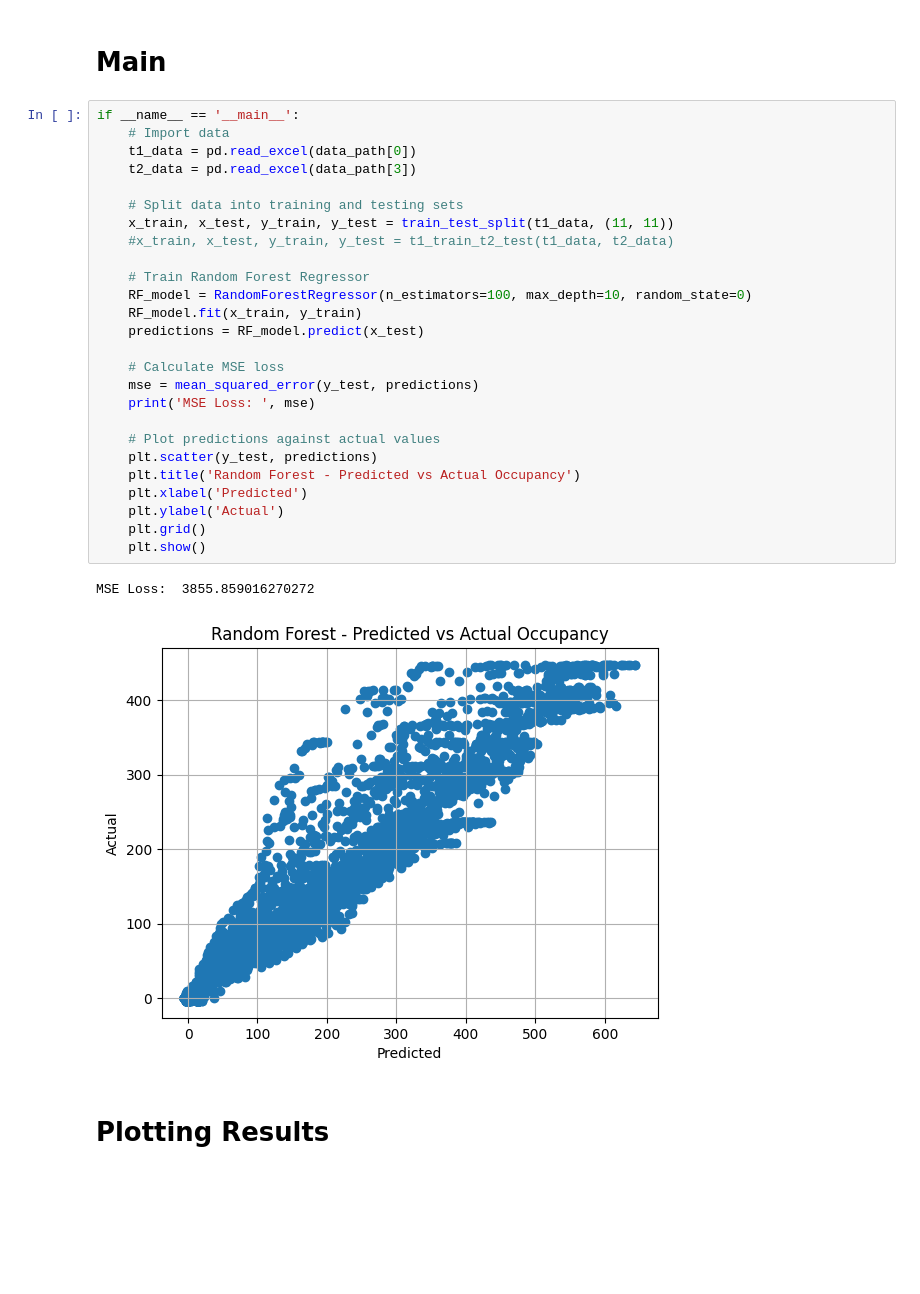
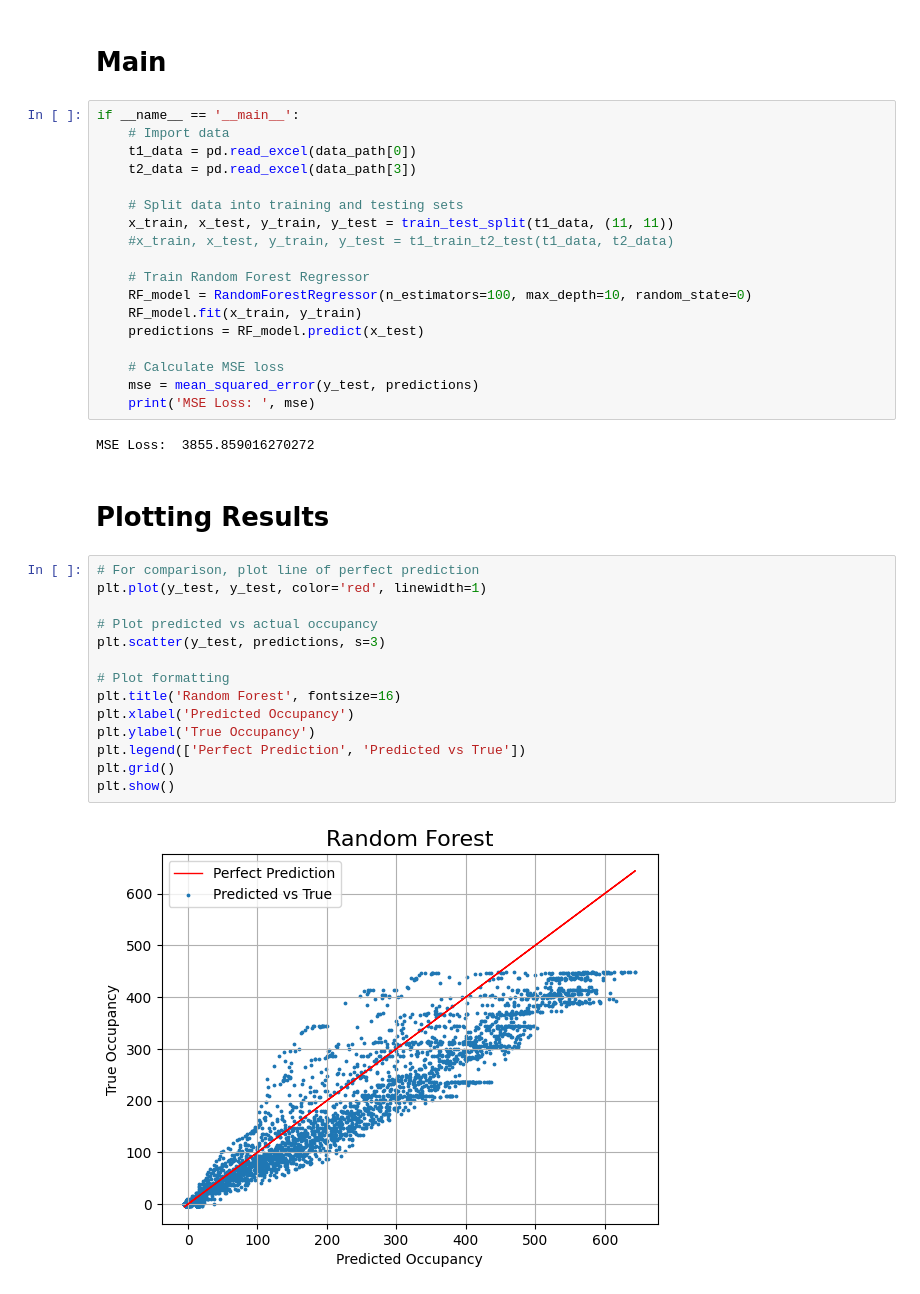
Before and after one commit to khigashinosg/IndividualProject, a Jupyter notebook: GitHub Code/Machine Learning Code (Predictive)/NN Additional Exploration/RandomForest.ipynb, the cells around one changed output. Cells and saved outputs as stored; diff of their text form; blank space fills up the shorter version.

```diff
--- a/GitHub Code/Machine Learning Code (Predictive)/NN Additional Exploration/RandomForest.ipynb
+++ b/GitHub Code/Machine Learning Code (Predictive)/NN Additional Exploration/RandomForest.ipynb
@@ -79,16 +79,23 @@ if __name__ == '__main__':
     # Calculate MSE loss
     mse = mean_squared_error(y_test, predictions)
     print('MSE Loss: ', mse)
-
-    # Plot predictions against actual values
-    plt.scatter(y_test, predictions)
-    plt.title('Random Forest - Predicted vs Actual Occupancy')
-    plt.xlabel('Predicted')
-    plt.ylabel('Actual')
-    plt.grid()
-    plt.show()
 # %% [output]
 MSE Loss:  3855.859016270272
-[figure, removed]
 # %% [markdown]
 # Plotting Results
+# %%
+# For comparison, plot line of perfect prediction
+plt.plot(y_test, y_test, color='red', linewidth=1)
+
+# Plot predicted vs actual occupancy
+plt.scatter(y_test, predictions, s=3)
+
+# Plot formatting
+plt.title('Random Forest', fontsize=16)
+plt.xlabel('Predicted Occupancy')
+plt.ylabel('True Occupancy')
+plt.legend(['Perfect Prediction', 'Predicted vs True'])
+plt.grid()
+plt.show()
+# %% [output]
+[figure, added]
```
Also changed, not shown: 1 other file.
